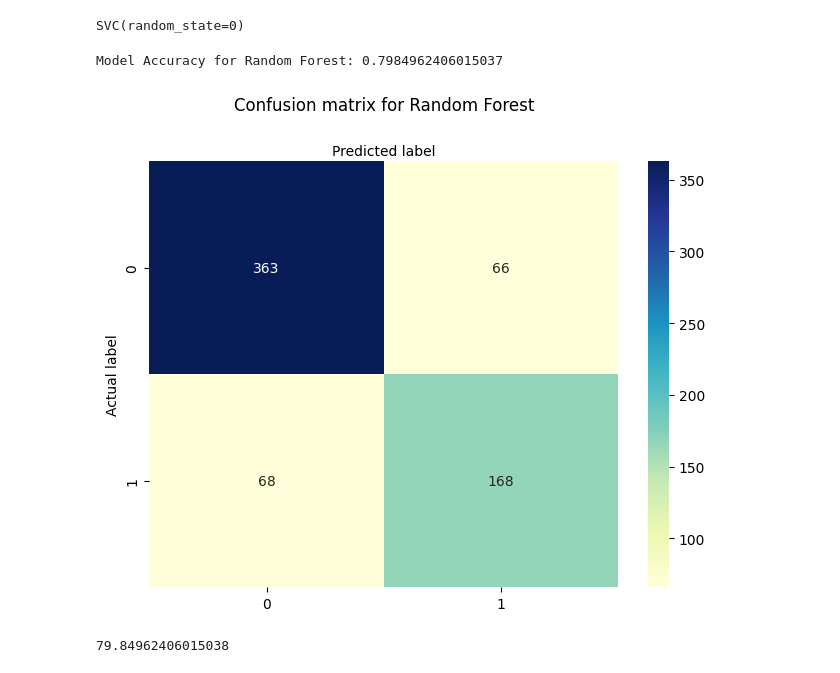
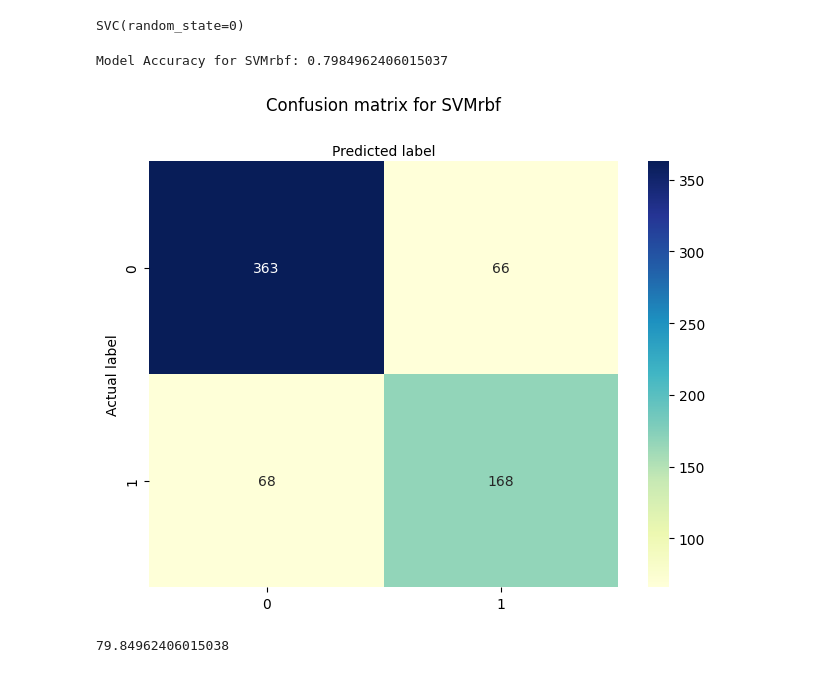
Before and after one commit to aryan0xo76/crime-data-analysis, a Jupyter notebook: Crime Data Analysis.ipynb, the cells around one changed output. Drawn from its saved outputs; the diff is of its cells as text; code cells hidden in the pictures.

```diff
--- a/Crime Data Analysis.ipynb
+++ b/Crime Data Analysis.ipynb
@@ -811,26 +807,26 @@ SVC(random_state=0)
 # %%
 Y_Pred_SVMrbf = classifier.predict(X_test_SVM)
 # %%
-cnf_matrix_RandomForest = metrics.confusion_matrix(Y_test_SVM, Y_Pred_SVMrbf)
-cnf_matrix_RandomForest
+cnf_SVMrbf = metrics.confusion_matrix(Y_test_SVM, Y_Pred_SVMrbf)
+cnf_SVMrbf
 
 class_names=[0,1]
 fig, ax = plt.subplots()
 tick_marks = np.arange(len(class_names))
 plt.xticks(tick_marks, class_names)
 plt.yticks(tick_marks, class_names)
 
 # Create Heatmap
-sns.heatmap(pd.DataFrame(cnf_matrix_RandomForest), annot=True, cmap="YlGnBu" ,fmt='g')
+sns.heatmap(pd.DataFrame(cnf_SVMrbf), annot=True, cmap="YlGnBu" ,fmt='g')
 ax.xaxis.set_label_position("top")
 plt.tight_layout()
-plt.title('Confusion matrix for Random Forest', y=1.1)
+plt.title('Confusion matrix for SVMrbf', y=1.1)
 plt.ylabel('Actual label')
 plt.xlabel('Predicted label')
-print("Model Accuracy for Random Forest:",metrics.accuracy_score(Y_test_SVM, Y_Pred_SVMrbf))
+print("Model Accuracy for SVMrbf:",metrics.accuracy_score(Y_test_SVM, Y_Pred_SVMrbf))
 # %% [output]
-Model Accuracy for Random Forest: 0.7984962406015037
+Model Accuracy for SVMrbf: 0.7984962406015037
-[figure, old version]
+[figure, new version]
 # %%
 ac=accuracy_score(Y_test_SVM,Y_Pred_SVMrbf)*100
 ac
```
Also changed, not shown: parts of 12 cells of this notebook.
